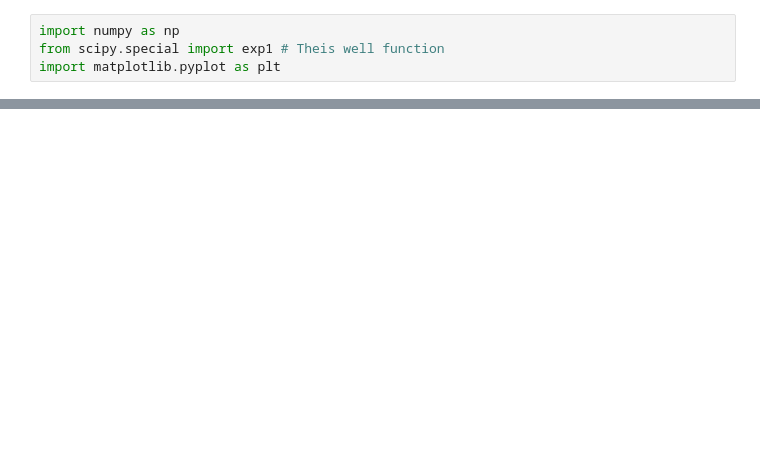
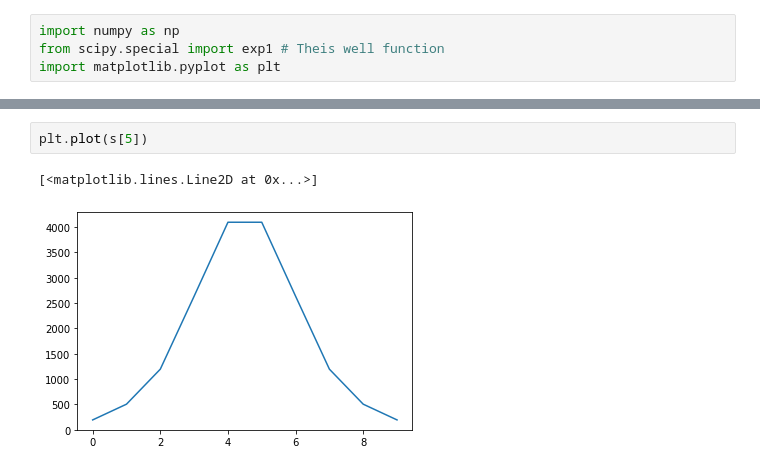
Before and after one commit to Olsthoorn/TransientGroundwaterFlow, a Jupyter notebook: excercises_notebooks/Alexandria-effect-irrigation.ipynb, the cells around one changed output, grey strips where cells are left out. Cells and saved outputs as stored; diff of their text form; blank space fills up the shorter version.

```diff
--- a/excercises_notebooks/Alexandria-effect-irrigation.ipynb
+++ b/excercises_notebooks/Alexandria-effect-irrigation.ipynb
@@ -61,0 +109,5 @@ plt.show()
+# %%
+plt.plot(s[5])
+# %% [output]
+[<matplotlib.lines.Line2D at 0x...>]
+[figure, added]
```
Also changed, not shown: parts of 16 cells of this notebook, 13 other files.
